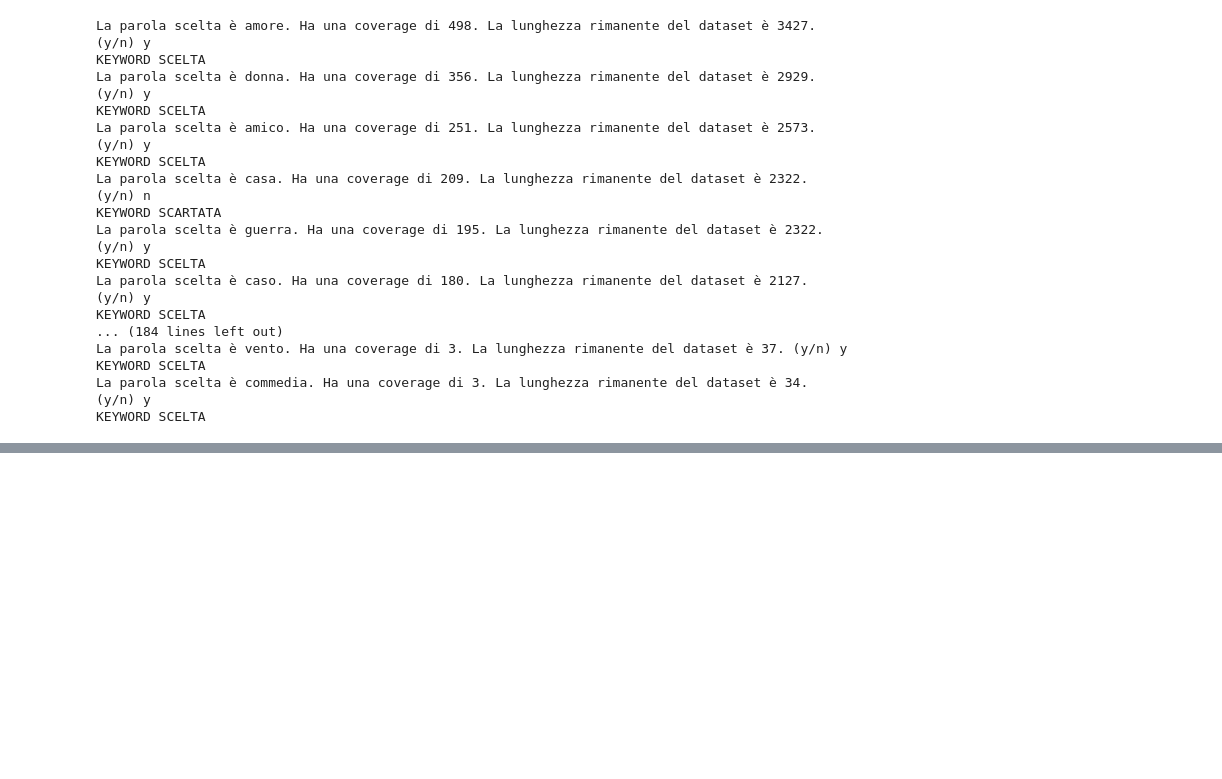
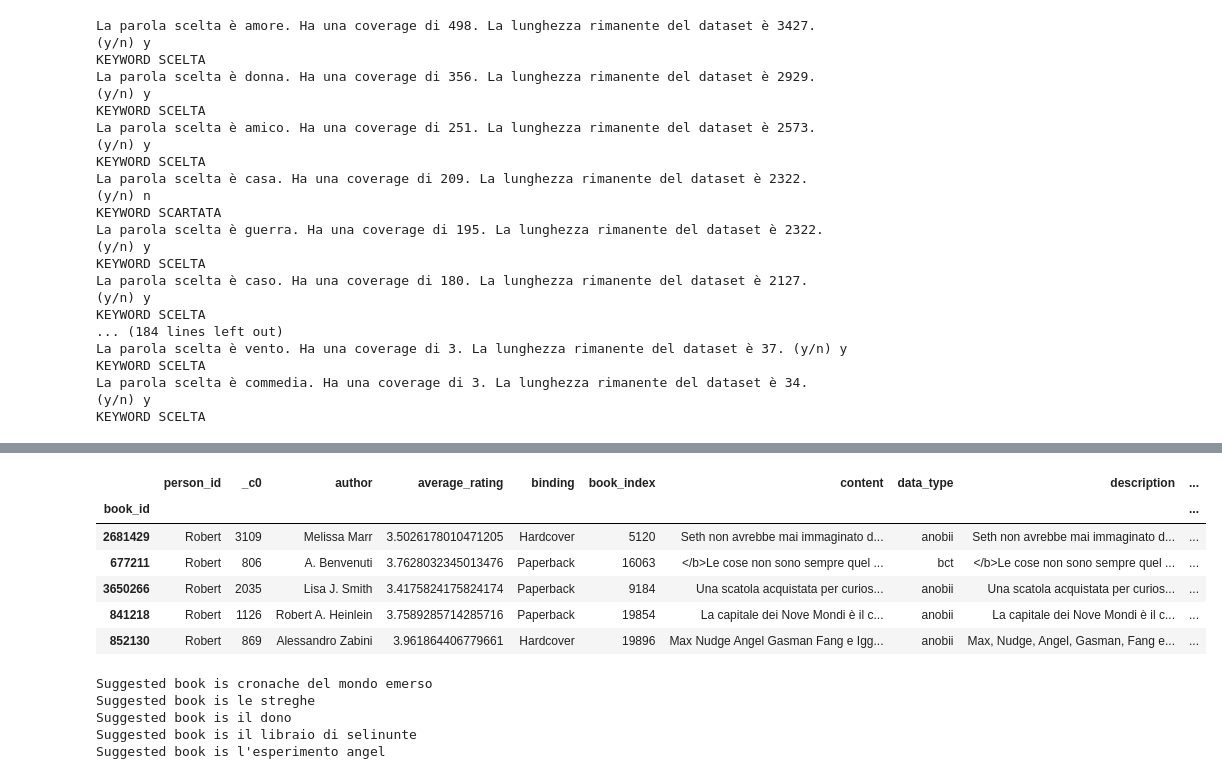
Before and after one commit to AleSpex/Reading_and_Machine, a Jupyter notebook: PySpark_zone/cleanData2021.ipynb, the cells around one changed output, grey strips where cells are left out. Saved outputs shown, nothing was run; the diff lists cells and outputs as text; code cells hidden in the pictures; blank space fills up the shorter version.

```diff
--- a/PySpark_zone/cleanData2021.ipynb
+++ b/PySpark_zone/cleanData2021.ipynb
@@ -1685,6 +1767,7 @@ import json
 import pandas as pd
 
 DF_final_pandas = DF_final.toPandas()
+DF_final_pandas
 #print(type(DF_final_pandas['genre_vector']))
 #DF_final_pandas.groupby(['book_id']).apply(lambda x: x[['genre_vector']].to_dict()).reset_index().to_json(orient='records')
 
@@ -1701,10 +1784,11 @@ for genre_string in DF_final_pandas['genre_vector']:
     genre_list = [float(element.replace("  ", "")) for element in genre_string.split(",")]
     column_list.append(genre_list)
 
-for keywords_string in DF_final_pandas['top_keywords']:
-    keywords_string = keywords_string.replace("[","").replace("]","").replace("'","")
-    keywords_list = [str(element.replace(" ", "")) for element in keywords_string.split(",")]
-    column_keywords_list.append(keywords_list)
+#for keywords_string in DF_final_pandas['top_keywords']:
+#    print(keywords_string)
+#    keywords_string = keywords_string.replace("[","").replace("]","").replace("'","")
+#    keywords_list = [str(element.replace(" ", "")) for element in keywords_string.split(",")]
+#    column_keywords_list.append(keywords_list)
 
 for genre_string_dict in DF_final_pandas['genre']:
     column_dict = []
@@ -1717,7 +1801,7 @@ for genre_string_dict in DF_final_pandas['genre']:
 
 #print(column_dict_out)
 DF_final_pandas['genre_vector'] = pd.Series(column_list).values
-DF_final_pandas['top_keywords'] = pd.Series(column_keywords_list).values
+#DF_final_pandas['top_keywords'] = pd.Series(column_keywords_list).values
 DF_final_pandas['genre'] = pd.Series(column_dict_out).values
 # %%
 
@@ -1747,0 +1940,22 @@ with open('books3.json', 'w') as f:
+# %%
+#Let's create the list of fake ratings
+
+#The rating is 5, the user name is a placeholder (let's say, "Robert")
+fake_votes = pd.DataFrame(columns=["person_id", "book_id"])
+if False:
+    for index, element in enumerate(top10sim):
+        #print(element[0])
+        if element[1] >=0.0 and element[1] < 0.20:
+            fake_votes.loc[index] = ['Robert', element[0], 5]
+        if element[1] >=0.20 and element[1] < 0.40:
+            fake_votes.loc[index] = ['Robert', element[0], 4]
+        if element[1] >=0.40 and element[1] < 0.60:
+            fake_votes.loc[index] = ['Robert', element[0], 3]
+        if element[1] >=0.60 and element[1] < 0.80:
+            fake_votes.loc[index] = ['Robert', element[0], 2]
+        if element[1] >=0.80 and element[1] <= 1.0:
+            fake_votes.loc[index] = ['Robert', element[0], 1]
+
+for index, element in enumerate(top10sim):
+    fake_votes.loc[index] = ['Robert', element[0]]
+fake_votes
@@ -1747,0 +1969,15 @@ with open('books3.json', 'w') as f:
+# %%
+#Now that we have the filtered books dataset, we can use the recommender system to have an output
+
+#Let's find the metadata of the extracted books
+pd.set_option("display.max_rows", 1000, "display.max_columns", 1000)
+DF_pandas_joined = fake_votes.set_index('book_id').join(DF_final_pandas.set_index('book_id'))
+DF_pandas_joined
+# %% [output]
+|  | person_id | _c0 | author | average_rating | binding | book_index | content | data_type | description | ... |
+| book_id |  |  |  |  |  |  |  |  |  | ... |
+| 2681429 | Robert | 3109 | Melissa Marr | 3.5026178010471205 | Hardcover | 5120 | Seth non avrebbe mai immaginato d... | anobii | Seth non avrebbe mai immaginato d... | ... |
+| 677211 | Robert | 806 | A. Benvenuti | 3.7628032345013476 | Paperback | 16063 | </b>Le cose non sono sempre quel ... | bct | </b>Le cose non sono sempre quel ... | ... |
+| 3650266 | Robert | 2035 | Lisa J. Smith | 3.4175824175824174 | Paperback | 9184 | Una scatola acquistata per curios... | anobii | Una scatola acquistata per curios... | ... |
+| 841218 | Robert | 1126 | Robert A. Heinlein | 3.7589285714285716 | Paperback | 19854 | La capitale dei Nove Mondi è il c... | anobii | La capitale dei Nove Mondi è il c... | ... |
+| 852130 | Robert | 869 | Alessandro Zabini | 3.961864406779661 | Hardcover | 19896 | Max Nudge Angel Gasman Fang e Igg... | anobii | Max, Nudge, Angel, Gasman, Fang e... | ... |
@@ -1747,0 +2003,17 @@ with open('books3.json', 'w') as f:
+# %%
+#Let's compare our fake log of read books with the dataset
+#print(embed_list)
+for book in embeddings:
+    similarity_ = []
+    for book2 in embed_list:
+        #print(len(book2))
+        sim = spatial.distance.cosine(book, book2[1])
+        similarity_.append((book2[0], sim))
+        similarity_.sort(key=orderSim)
+    print(f"Suggested book is {similarity_[1][0]}")
+# %% [output]
+Suggested book is cronache del mondo emerso
+Suggested book is le streghe
+Suggested book is il dono
+Suggested book is il libraio di selinunte
+Suggested book is l'esperimento angel
```
Also changed, not shown: parts of 8 cells of this notebook.
